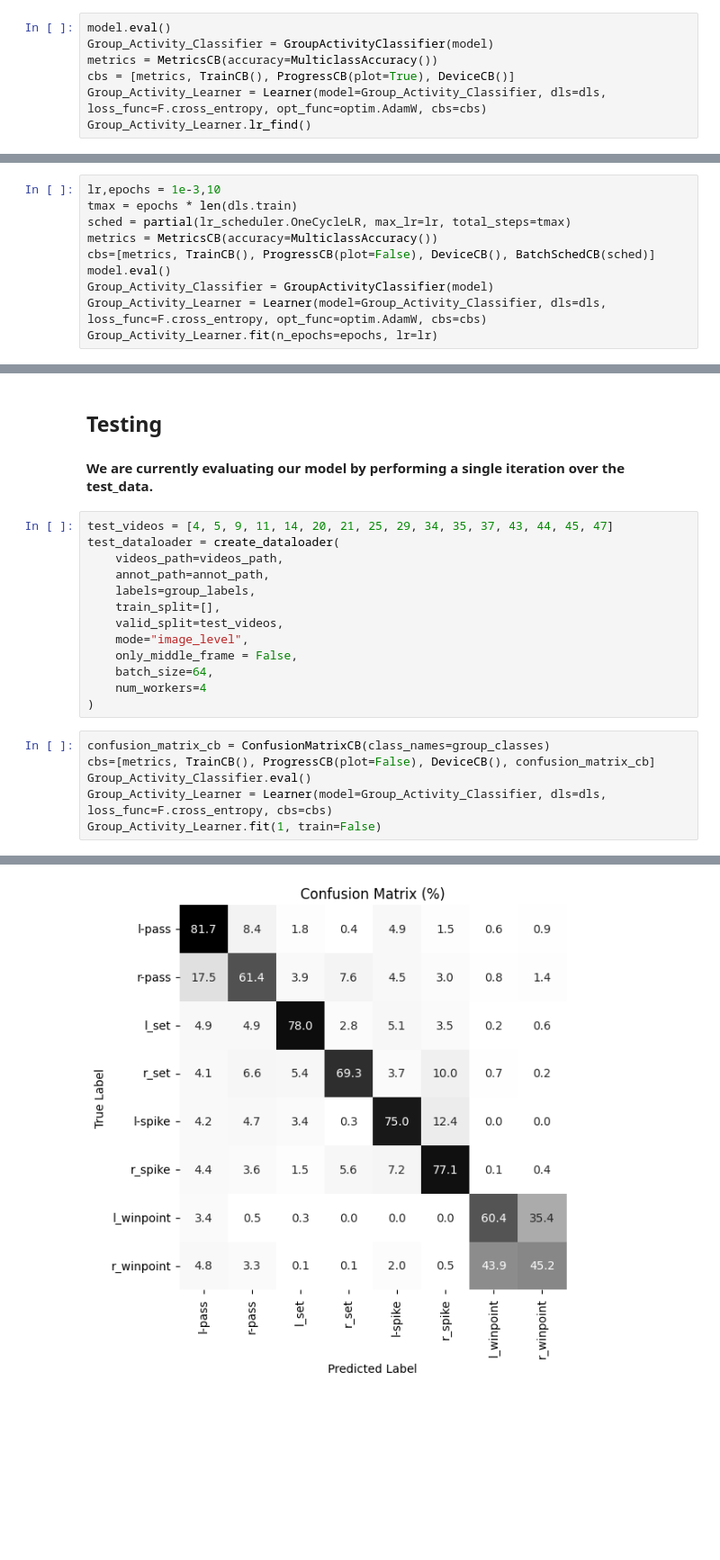
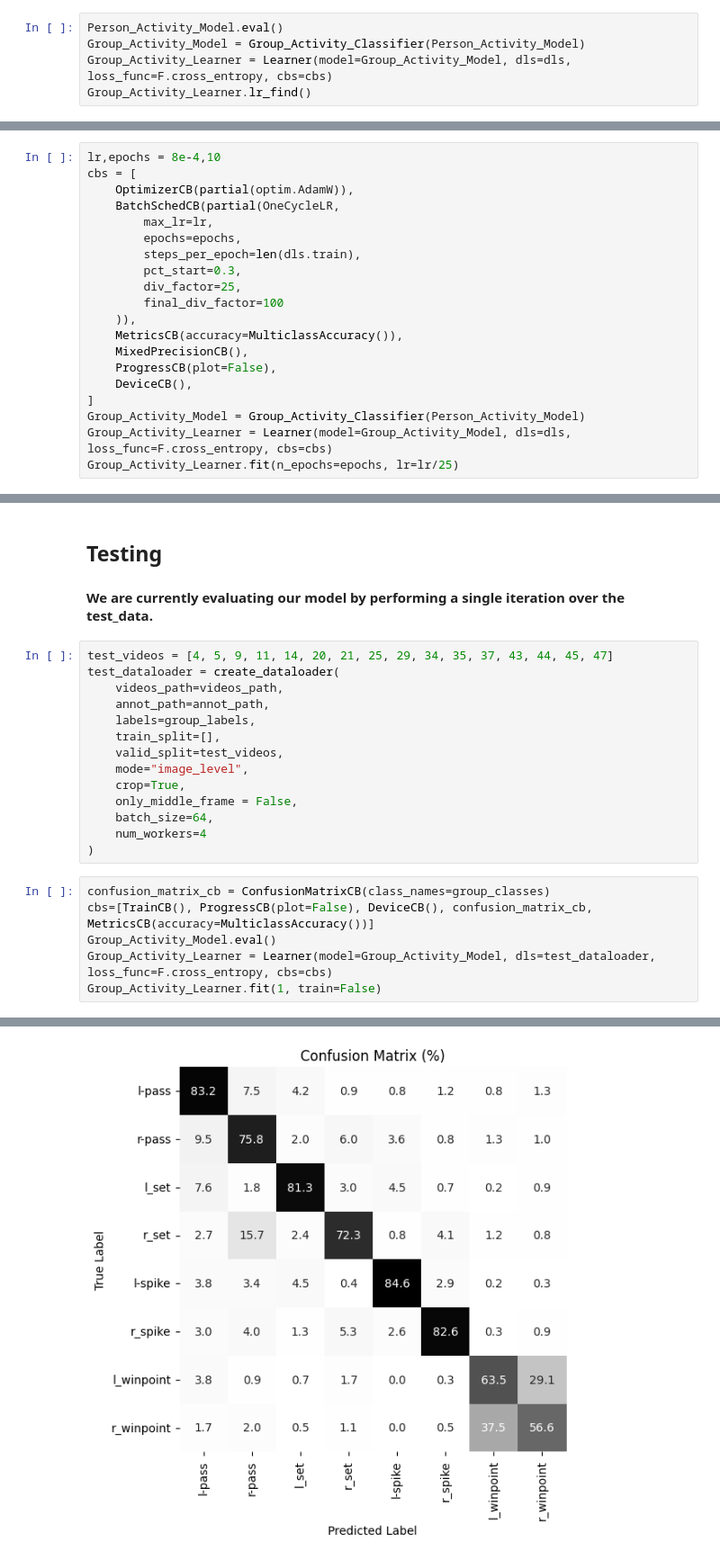
Before and after one commit to shehab-ashraf/Group-Activity-Recognition, a Jupyter notebook: models/BaseLine_3/Train.ipynb, the cells around one changed output, grey strips where cells are left out. Shown: that part at 90% size. Drawn from its saved outputs; the diff is of its cells as text; blank space fills up the shorter version.

```diff
--- a/models/BaseLine_3/Train.ipynb
+++ b/models/BaseLine_3/Train.ipynb
@@ -162,11 +213,9 @@ show_image(image)
 # %% [markdown]
 ## Training Model_b
 # %%
-model.eval()
-Group_Activity_Classifier = GroupActivityClassifier(model)
-metrics = MetricsCB(accuracy=MulticlassAccuracy())
-cbs = [metrics, TrainCB(), ProgressCB(plot=True), DeviceCB()]
-Group_Activity_Learner = Learner(model=Group_Activity_Classifier, dls=dls, loss_func=F.cross_entropy, opt_func=optim.AdamW, cbs=cbs)
+Person_Activity_Model.eval()
+Group_Activity_Model = Group_Activity_Classifier(Person_Activity_Model)
+Group_Activity_Learner = Learner(model=Group_Activity_Model, dls=dls, loss_func=F.cross_entropy, cbs=cbs)
 Group_Activity_Learner.lr_find()
 # %% [output]
 0.00% [0/10 00:00<?]
@@ -175,12 +224,22 @@ Group_Activity_Learner.lr_find()
 # %%
-lr,epochs = 1e-3,10
-tmax = epochs * len(dls.train)
-sched = partial(lr_scheduler.OneCycleLR, max_lr=lr, total_steps=tmax)
-metrics = MetricsCB(accuracy=MulticlassAccuracy())
-cbs=[metrics, TrainCB(), ProgressCB(plot=False), DeviceCB(), BatchSchedCB(sched)]
-model.eval()
-Group_Activity_Classifier = GroupActivityClassifier(model)
-Group_Activity_Learner = Learner(model=Group_Activity_Classifier, dls=dls, loss_func=F.cross_entropy, opt_func=optim.AdamW, cbs=cbs)
-Group_Activity_Learner.fit(n_epochs=epochs, lr=lr)
+lr,epochs = 8e-4,10
+cbs = [
+    OptimizerCB(partial(optim.AdamW)),
+    BatchSchedCB(partial(OneCycleLR,
+        max_lr=lr,
+        epochs=epochs,
+        steps_per_epoch=len(dls.train),
+        pct_start=0.3,
+        div_factor=25,
+        final_div_factor=100
+    )),
+    MetricsCB(accuracy=MulticlassAccuracy()),
+    MixedPrecisionCB(),
+    ProgressCB(plot=False),
+    DeviceCB(),
+]
+Group_Activity_Model = Group_Activity_Classifier(Person_Activity_Model)
+Group_Activity_Learner = Learner(model=Group_Activity_Model, dls=dls, loss_func=F.cross_entropy, cbs=cbs)
+Group_Activity_Learner.fit(n_epochs=epochs, lr=lr/25)
 # %% [output]
 | accuracy | loss | epoch | train |
@@ -212,15 +271,16 @@ test_dataloader = create_dataloader(
     train_split=[],
     valid_split=test_videos,
     mode="image_level",
+    crop=True,
     only_middle_frame = False,
     batch_size=64,
     num_workers=4
 )
 # %%
 confusion_matrix_cb = ConfusionMatrixCB(class_names=group_classes)
-cbs=[metrics, TrainCB(), ProgressCB(plot=False), DeviceCB(), confusion_matrix_cb]
-Group_Activity_Classifier.eval()
-Group_Activity_Learner = Learner(model=Group_Activity_Classifier, dls=dls, loss_func=F.cross_entropy, cbs=cbs)
+cbs=[TrainCB(), ProgressCB(plot=False), DeviceCB(), confusion_matrix_cb, MetricsCB(accuracy=MulticlassAccuracy())]
+Group_Activity_Model.eval()
+Group_Activity_Learner = Learner(model=Group_Activity_Model, dls=test_dataloader, loss_func=F.cross_entropy, cbs=cbs)
 Group_Activity_Learner.fit(1, train=False)
 # %% [output]
 | accuracy | loss | epoch | train |
@@ -228 +288 @@ Group_Activity_Learner.fit(1, train=False)
-[figure, old version]
+[figure, new version]
```
Also changed, not shown: parts of 18 cells of this notebook.
